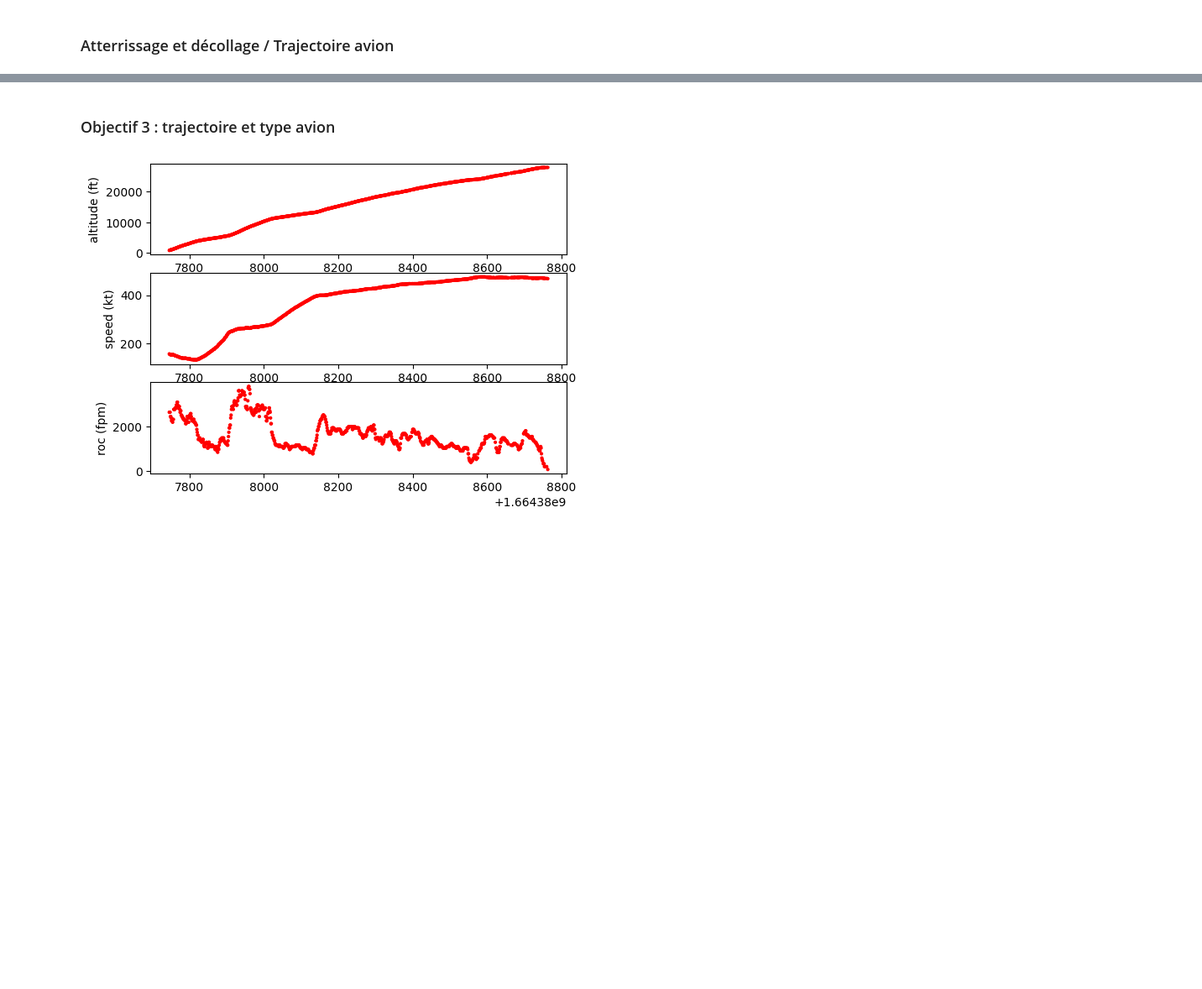
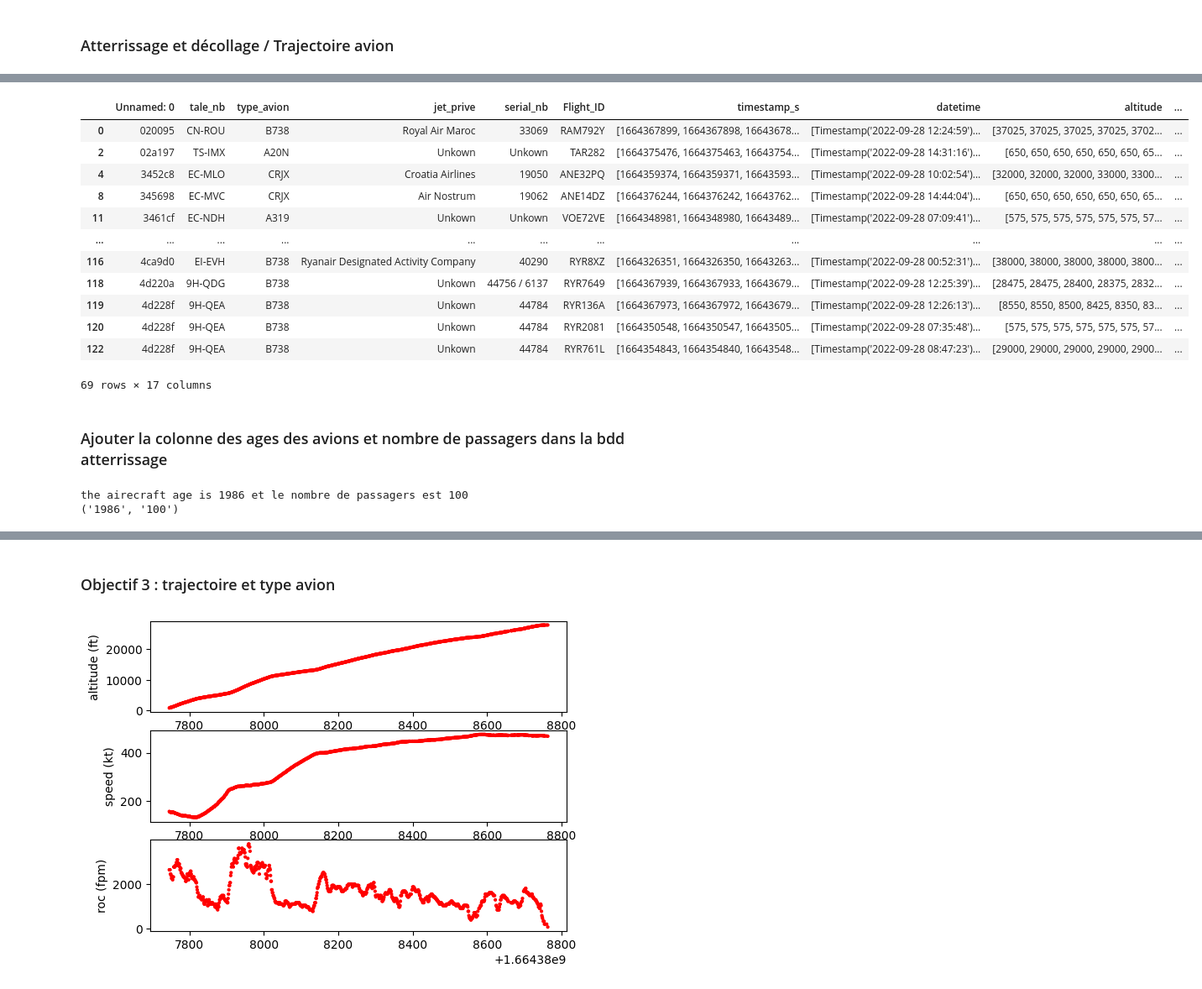
Before and after one commit to mboultam/Boultam-Meriem, a Jupyter notebook: objectif2.ipynb, the cells around one changed output, grey strips where cells are left out. Shown: that part at 84% size. Saved outputs shown, nothing was run; the diff lists cells and outputs as text; code cells hidden in the pictures; blank space fills up the shorter version.

```diff
--- a/objectif2.ipynb
+++ b/objectif2.ipynb
@@ -67,12 +67,12 @@ for nb in range(len(list_alt)) :
 
     distance_index = np.argmin(distance)
     distance_min = distance[distance_index]
-    alt_min = alt[distance_index]
+    #alt_min = alt[distance_index]
     #roc_min = roc[distance_index]
     sueil = 30    #depend des aeroports alentours
-    seuil_alt = 500  #feets
+    #seuil_alt = 500  #feets
     dict = {}
-    if  (distance_min < sueil and alt_min < seuil_alt) :
+    if  (distance_min < sueil) :
         #print(distance_min)
         #print(alt_min)
 
@@ -103,8 +103,8 @@ for nb in range(len(list_alt)) :
         list_atterrissage.append(json.dumps(dict["ATTERRISSAGE"]))
 
     else :
-        list_decollage.append("[0]")       #Pas sur Toulouse
-        list_atterrissage.append("[0]")
+        list_decollage.append("[]")       #Pas sur Toulouse
+        list_atterrissage.append("[]")
 
 
 data_new_na.loc[:, 'DECOLLAGE'] = list_decollage
@@ -137,0 +149,20 @@ data_new_na
+# %%
+#data_new = data_new_na.filter(data_new_na['ATTERRISSAGE'] != '[]')
+data_new = data_new_na.loc[(data_new_na['ATTERRISSAGE'] != '[]') | (data_new_na['DECOLLAGE'] != '[]')]
+data_new
+# %% [output]
+|  | Unnamed: 0 | tale_nb | type_avion | jet_prive | serial_nb | Flight_ID | timestamp_s | datetime | altitude | ... |
+| 0 | 020095 | CN-ROU | B738 | Royal Air Maroc | 33069 | RAM792Y | [1664367899, 1664367898, 16643678... | [Timestamp('2022-09-28 12:24:59')... | [37025, 37025, 37025, 37025, 3702... | ... |
+| 2 | 02a197 | TS-IMX | A20N | Unkown | Unkown | TAR282 | [1664375476, 1664375463, 16643754... | [Timestamp('2022-09-28 14:31:16')... | [650, 650, 650, 650, 650, 650, 65... | ... |
+| 4 | 3452c8 | EC-MLO | CRJX | Croatia Airlines | 19050 | ANE32PQ | [1664359374, 1664359371, 16643593... | [Timestamp('2022-09-28 10:02:54')... | [32000, 32000, 32000, 33000, 3300... | ... |
+| 8 | 345698 | EC-MVC | CRJX | Air Nostrum | 19062 | ANE14DZ | [1664376244, 1664376242, 16643762... | [Timestamp('2022-09-28 14:44:04')... | [650, 650, 650, 650, 650, 650, 65... | ... |
+| 11 | 3461cf | EC-NDH | A319 | Unkown | Unkown | VOE72VE | [1664348981, 1664348980, 16643489... | [Timestamp('2022-09-28 07:09:41')... | [575, 575, 575, 575, 575, 575, 57... | ... |
+| ... | ... | ... | ... | ... | ... | ... | ... | ... | ... | ... |
+| 116 | 4ca9d0 | EI-EVH | B738 | Ryanair Designated Activity Company | 40290 | RYR8XZ | [1664326351, 1664326350, 16643263... | [Timestamp('2022-09-28 00:52:31')... | [38000, 38000, 38000, 38000, 3800... | ... |
+| 118 | 4d220a | 9H-QDG | B738 | Unkown | 44756 / 6137 | RYR7649 | [1664367939, 1664367933, 16643679... | [Timestamp('2022-09-28 12:25:39')... | [28475, 28475, 28400, 28375, 2832... | ... |
+| 119 | 4d228f | 9H-QEA | B738 | Unkown | 44784 | RYR136A | [1664367973, 1664367972, 16643679... | [Timestamp('2022-09-28 12:26:13')... | [8550, 8550, 8500, 8425, 8350, 83... | ... |
+| 120 | 4d228f | 9H-QEA | B738 | Unkown | 44784 | RYR2081 | [1664350548, 1664350547, 16643505... | [Timestamp('2022-09-28 07:35:48')... | [575, 575, 575, 575, 575, 575, 57... | ... |
+| 122 | 4d228f | 9H-QEA | B738 | Unkown | 44784 | RYR761L | [1664354843, 1664354840, 16643548... | [Timestamp('2022-09-28 08:47:23')... | [29000, 29000, 29000, 29000, 2900... | ... |
+69 rows × 17 columns
+# %% [markdown]
+### Ajouter la colonne des ages des avions et nombre de passagers dans la bdd atterrissage
@@ -137,0 +173,43 @@ data_new_na
+# %%
+# return None if serial number or tale number are not found
+# returns airecraft age and the number of passenger in normal conditions (tale number and serial number exists)
+
+def getAge_bis(tale_nb,serial_nb) :
+    airecraft_ages = []
+    url = f"https://www.airport-data.com/aircraft/{tale_nb}.html"
+
+    response = requests.get(url)
+    data = response.text
+    output = html_to_json.convert(data)
+    f = open("answer.json", "w")
+    f.write(json.dumps(output))
+    f.close()
+    try :
+        aircraft_age_table = output["html"][0]["body"][0]["div"][0]["div"][3]["div"][1]["div"]
+        for i in range(len(aircraft_age_table)) :
+            num_airecraft = i
+            airecraft_age = ""
+            dib_numb = len(aircraft_age_table[i]["div"]) - 1
+            passager_seat_ind = 5
+            airecraft_age_from_html = aircraft_age_table[num_airecraft]["div"][dib_numb]["table"][0]["tr"][2]["td"][1]["_value"]
+            serial_numb = aircraft_age_table[num_airecraft]["div"][dib_numb]["table"][0]["tr"][3]["td"][1]["_value"]
+            check = aircraft_age_table[num_airecraft]["div"][dib_numb]["table"][0]["tr"][5]["td"][0]["b"][0]["_value"]
+            if check == "Aircraft Type:"  :
+                passager_seat_ind = 6
+            nombre_passagers = aircraft_age_table[num_airecraft]["div"][dib_numb]["table"][0]["tr"][passager_seat_ind]["td"][1]["_value"]
+            serial_numbers = serial_numb.split("/")
+            airecraft_ages.append({"serial_nb" : serial_numb, "age" : airecraft_age_from_html})
+            if serial_nb in serial_numbers or serial_nb == serial_numb :
+                print(f"the airecraft age is {airecraft_age_from_html} et le nombre de passagers est {nombre_passagers}")
+                airecraft_age = airecraft_age_from_html
+        if (airecraft_age == "") :
+            return None, None
+        return airecraft_age , nombre_passagers
+    except :
+        print("not found")
+        return None, None
+# example
+print(getAge_bis("Z-WPA","23677"))
+# %% [output]
+the airecraft age is 1986 et le nombre de passagers est 100
+('1986', '100')
```
Also changed, not shown: parts of 7 cells of this notebook, 11 other files.
